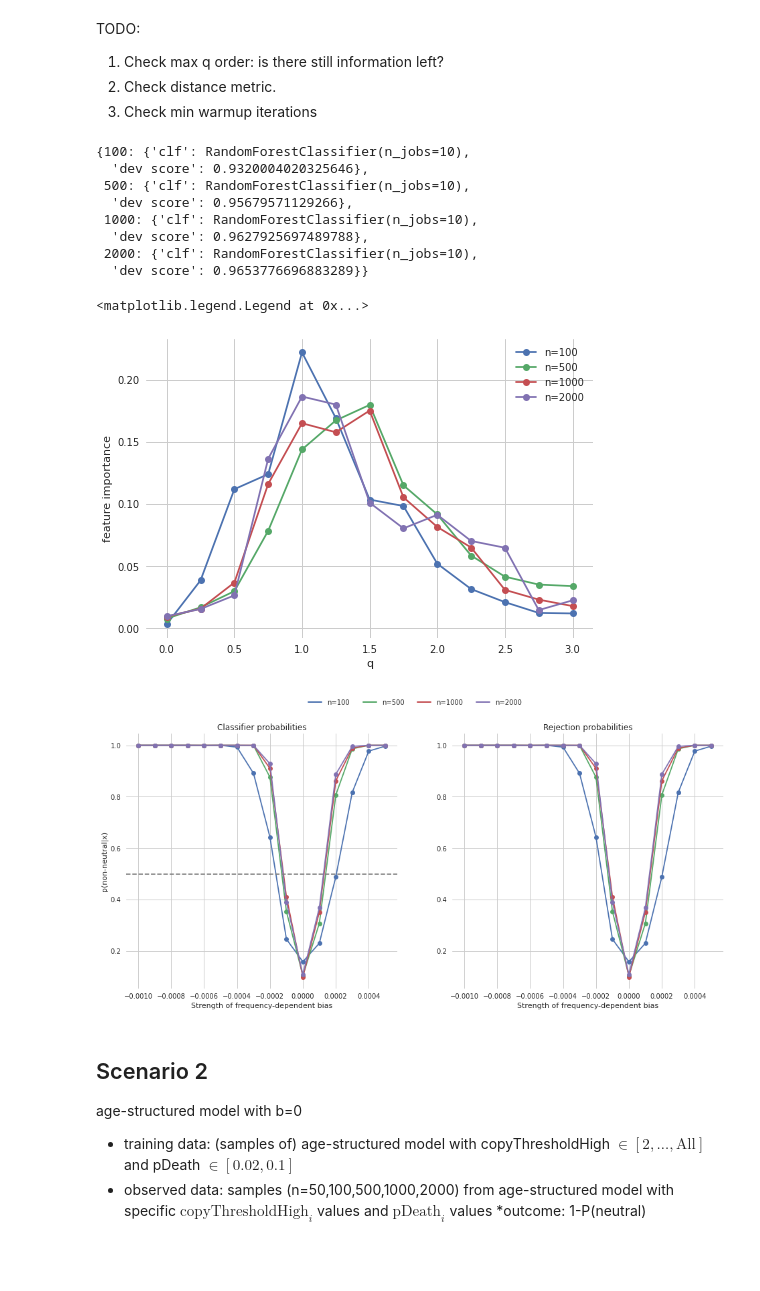
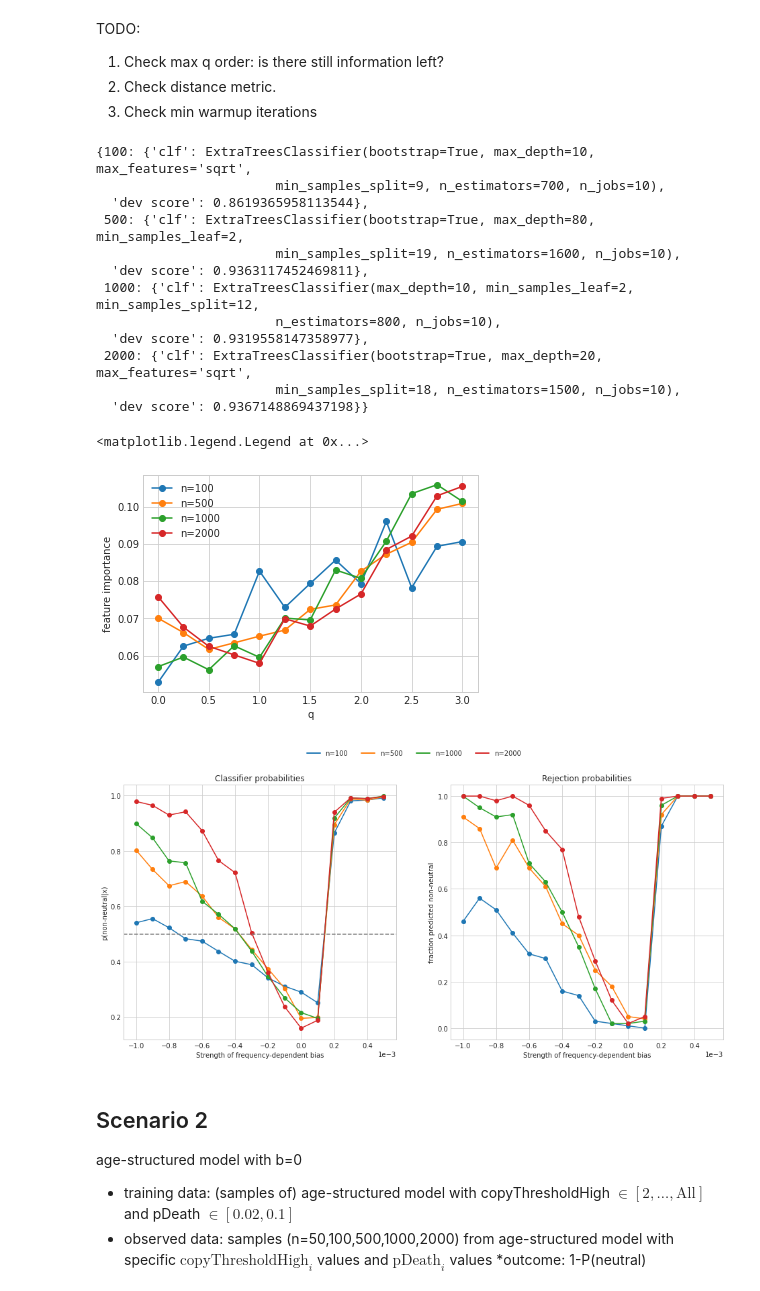
Before and after one commit to annenna4/Interplay-between-age-structure-and-cultural-transmission, a Jupyter notebook: notebooks/scenario-analysis.ipynb, the cells around one changed output. Drawn from its saved outputs; the diff is of its cells as text; code cells hidden in the pictures; blank space fills up the shorter version.

Commit message:
rerun with optimized parameter settings

```diff
--- a/notebooks/scenario-analysis.ipynb
+++ b/notebooks/scenario-analysis.ipynb
@@ -16,30 +16,38 @@ TODO:
 # %%
 import os
 import matplotlib.pyplot as plt
-
-from sklearn.ensemble import RandomForestClassifier
+plt.style.use("seaborn-whitegrid")
 # %%
 %run ../src/dataset.py
 %run ../src/augmentation.py
 %run ../src/simulation.py
 %run ../src/utils.py
 # %%
+import json
+
 from sklearn.model_selection import train_test_split
 from sklearn.metrics import roc_auc_score
+from sklearn.ensemble import RandomForestClassifier, ExtraTreesClassifier
+from sklearn.neighbors import KNeighborsClassifier
+
+
+with open("clf_params.json") as f:
+    PARAMS = json.load(f)
 
 models = {}
 
 for n in (100, 500, 1000, 2000):
-    transform = Compose(Sampler(n=n), HillNumbers(q_step=0.25))
+    transform = Compose(Sampler(n=n, draws=1), HillNumbers(q_step=0.25))
     data = PresimulatedDataset.load(
         "../data/scenario-1-trainset.npz", transform=transform)
     X, theta = data.dataset, data.theta
     X_train, X_dev, theta_train, theta_dev = train_test_split(
-        X, theta, test_size=0.2, shuffle=True)
+        X, theta, test_size=0.1, shuffle=True)
+
     y_train = (theta_train[:, 0].numpy() != 0).astype(int)
     y_dev = (theta_dev[:, 0].numpy() != 0).astype(int)
 
-    clf = RandomForestClassifier(n_jobs=10)
+    clf = ExtraTreesClassifier(n_jobs=10, **PARAMS[f"1-{n}"])
     clf.fit(X_train, y_train)
 
     probs = clf.predict_proba(X_dev)[:, 1]
@@ -49,17 +57,21 @@ for n in (100, 500, 1000, 2000):
         "clf": clf,
         "dev score": score
     }
-# %%
-models
-# %% [output]
-{100: {'clf': RandomForestClassifier(n_jobs=10),
-  'dev score': 0.9320004020325646},
- 500: {'clf': RandomForestClassifier(n_jobs=10),
-  'dev score': 0.95679571129266},
- 1000: {'clf': RandomForestClassifier(n_jobs=10),
-  'dev score': 0.9627925697489788},
- 2000: {'clf': RandomForestClassifier(n_jobs=10),
-  'dev score': 0.9653776696883289}}
+# %%
+models
+# %% [output]
+{100: {'clf': ExtraTreesClassifier(bootstrap=True, max_depth=10, max_features='sqrt',
+                       min_samples_split=9, n_estimators=700, n_jobs=10),
+  'dev score': 0.8619365958113544},
+ 500: {'clf': ExtraTreesClassifier(bootstrap=True, max_depth=80, min_samples_leaf=2,
+                       min_samples_split=19, n_estimators=1600, n_jobs=10),
+  'dev score': 0.9363117452469811},
+ 1000: {'clf': ExtraTreesClassifier(max_depth=10, min_samples_leaf=2, min_samples_split=12,
+                       n_estimators=800, n_jobs=10),
+  'dev score': 0.9319558147358977},
+ 2000: {'clf': ExtraTreesClassifier(bootstrap=True, max_depth=20, max_features='sqrt',
+                       min_samples_split=18, n_estimators=1500, n_jobs=10),
+  'dev score': 0.9367148869437198}}
 # %%
 fig, ax = plt.subplots()
 
@@ -71,9 +83,10 @@ ax.set(xlabel="q", ylabel="feature importance")
 plt.legend()
 # %% [output]
 <matplotlib.legend.Legend at 0x...>
-[figure, old version]
+[figure, new version]
 # %%
 from matplotlib.lines import Line2D
+import pandas as pd
 
 fig, axes = plt.subplots(ncols=2, figsize=(16, 7))
 
@@ -86,41 +99,45 @@ for i, n in enumerate((100, 500, 1000, 2000)):
     y_test = (theta_test[:, 0].numpy() != 0).astype(int)
 
     probs = models[n]["clf"].predict_proba(X_test)[:, 1]
     pred = (probs > 0.5).astype(float)
     score = roc_auc_score(y_test, probs)
 
-    df = pd.DataFrame(theta_test.numpy(), columns=["b", "p_mut", "p_death", "age_max"])
+    df = pd.DataFrame(theta_test.numpy(), columns=["b", "p_mut", "p_death", "age_max", "_"])
     df["prob"] = probs
     df["pred"] = pred
     for l, label in enumerate(("prob", "pred")):
-        d = df.groupby("b")["prob"].mean()
+        d = df.groupby("b")[label].mean()
         values, labels= d.values, d.index
         axes[l].plot(labels, values, '-o', color=f"C{i}", label=f"n={n}")
 
 axes[0].set(
     ylabel="p(non-neutral|x)",
     xlabel="Strength of frequency-dependent bias",
-    title="Classifier probabilities"
+    title="Classifier probabilities",
 )
 
 axes[1].set(
+    ylabel="fraction predicted non-neutral",
     xlabel="Strength of frequency-dependent bias",
-    title="Rejection probabilities"
+    title="Rejection probabilities",
 )
+
+axes[0].ticklabel_format(style='sci', axis='x', scilimits=(0, 0))
+axes[1].ticklabel_format(style='sci', axis='x', scilimits=(0, 0))
 
 custom_lines = [Line2D([0], [0], color="C0", lw=2),
                 Line2D([0], [0], color="C1", lw=2),
                 Line2D([0], [0], color="C2", lw=2),
                 Line2D([0], [0], color="C3", lw=2)]
 fig.legend(custom_lines, ['n=100', 'n=500', 'n=1000', 'n=2000'],
           loc="upper center", ncol=4, bbox_to_anchor=(0.5, 1.0), frameon=False)
 
-axes[0].axhline(0.5, ls="--", color="grey");
+axes[0].axhline(0.5, ls="--", color="grey")
 
-plt.savefig("../plots/scenario1.png",
-            transparent=True, dpi=300, bbox_inches='tight')
+plt.savefig(f"../plots/scenario1.png",
+            dpi=300, bbox_inches='tight')
 # %% [output]
-[figure, old version]
+[figure, new version]
 # %% [markdown]
 ## Scenario 2
 
```
Also changed, not shown: parts of 16 cells of this notebook.
